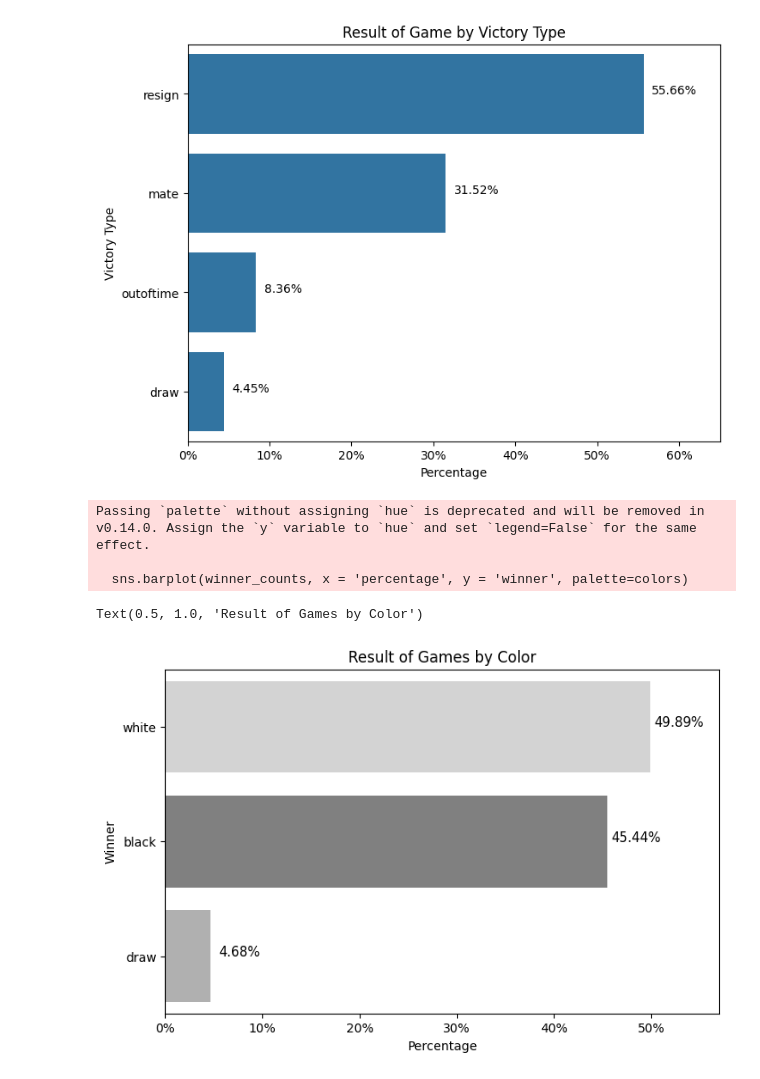
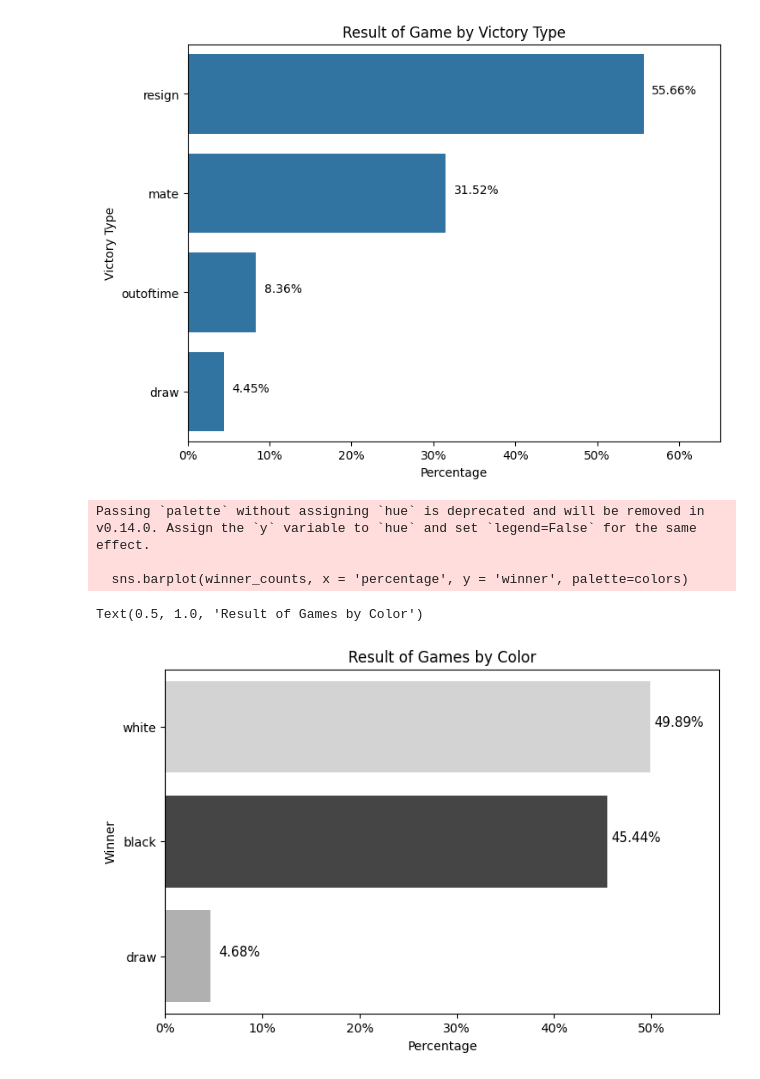
Before and after one commit to ly-daniel/Practice-Projects, a Jupyter notebook: Chess/analyze_chess_games.ipynb, the cells around one changed output. Drawn from its saved outputs; the diff is of its cells as text; code cells hidden in the pictures.

```diff
--- a/Chess/analyze_chess_games.ipynb
+++ b/Chess/analyze_chess_games.ipynb
@@ -132,23 +132,23 @@ Text(0.5, 1.0, 'Result of Game by Victory Type')
 # %%
 winner_counts = df['winner'].value_counts(normalize=True).reset_index()
 winner_counts.rename(columns = {'proportion': 'percentage'}, inplace = True)
 winner_counts['percentage'] = winner_counts['percentage'] * 100
 
 fig, ax = plt.subplots(figsize=(8,5))
-colors = ['#d3d3d3', '#808080', '#b0b0b0']
+colors = ['#d3d3d3', '#454545', '#b0b0b0']
 sns.barplot(winner_counts, x = 'percentage', y = 'winner', palette=colors)
 
 for i, r in winner_counts.iterrows():
     ax.text(r['percentage'] + 3, i, f'{r['percentage']:.2f}%', ha = 'center', fontsize = 10.5)
 
 ax.set_xticklabels([f'{int(y)}%' for y in ax.get_xticks()])
 plt.xlim(0,57)
 plt.xlabel('Percentage')
 plt.ylabel('Winner')
 plt.title('Result of Games by Color')
 # %% [output]
 Passing `palette` without assigning `hue` is deprecated and will be removed in v0.14.0. Assign the `y` variable to `hue` and set `legend=False` for the same effect.
 
   sns.barplot(winner_counts, x = 'percentage', y = 'winner', palette=colors)
 Text(0.5, 1.0, 'Result of Games by Color')
-[figure, old version]
+[figure, new version]
```
Also changed, not shown: parts of 16 cells of this notebook.
